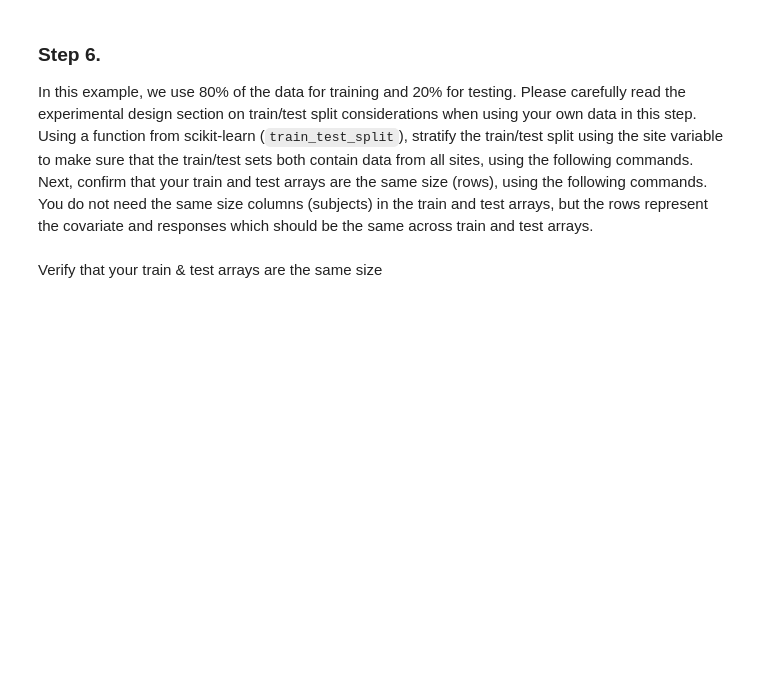
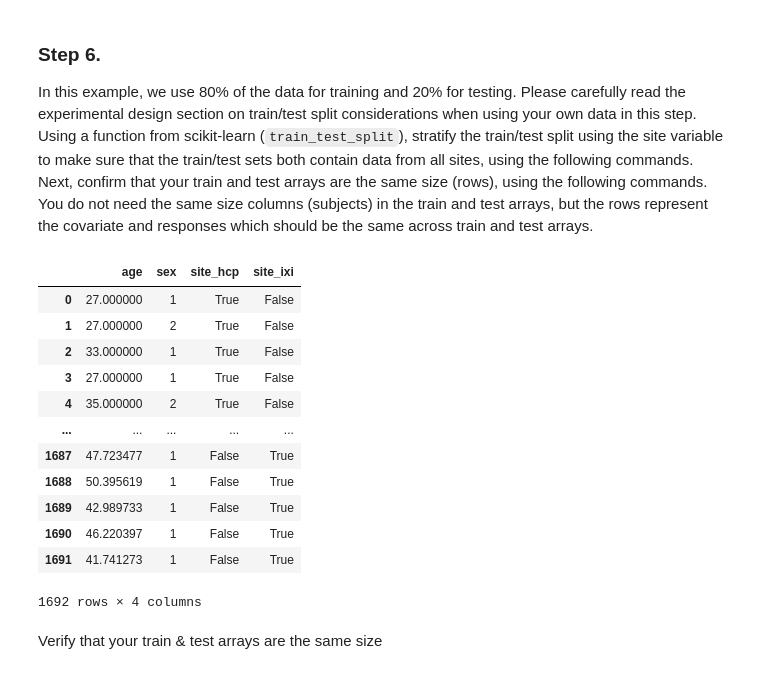
Before and after one commit to PsyChenGuoQiu/temp, a Jupyter notebook: tutorials/BLR_protocol/BLR_normativemodel_protocol.ipynb, the cells around one changed output. Saved outputs shown, nothing was run; the diff lists cells and outputs as text; code cells hidden in the pictures; blank space fills up the shorter version.

```diff
--- a/tutorials/BLR_protocol/BLR_normativemodel_protocol.ipynb
+++ b/tutorials/BLR_protocol/BLR_normativemodel_protocol.ipynb
@@ -203,4 +226,20 @@ all_data['Average_Thickness'] = all_data[['lh_MeanThickness_thickness','rh_MeanT
 ### Step 6.
 
 In this example, we use 80% of the data for training and 20% for testing. Please carefully read the experimental design section on train/test split considerations when using your own data in this step. Using a function from scikit-learn (`train_test_split`), stratify the train/test split using the site variable to make sure that the train/test sets both contain data from all sites, using the following commands. Next, confirm that your train and test arrays are the same size (rows), using the following commands. You do not need the same size columns (subjects) in the train and test arrays, but the rows represent the covariate and responses which should be the same across train and test arrays.
+# %%
+all_data_covariates
+# %% [output]
+|  | age | sex | site_hcp | site_ixi |
+| 0 | 27.000000 | 1 | True | False |
+| 1 | 27.000000 | 2 | True | False |
+| 2 | 33.000000 | 1 | True | False |
+| 3 | 27.000000 | 1 | True | False |
+| 4 | 35.000000 | 2 | True | False |
+| ... | ... | ... | ... | ... |
+| 1687 | 47.723477 | 1 | False | True |
+| 1688 | 50.395619 | 1 | False | True |
+| 1689 | 42.989733 | 1 | False | True |
+| 1690 | 46.220397 | 1 | False | True |
+| 1691 | 41.741273 | 1 | False | True |
+1692 rows × 4 columns
 # %%
```
Also changed, not shown: parts of 14 cells of this notebook.
